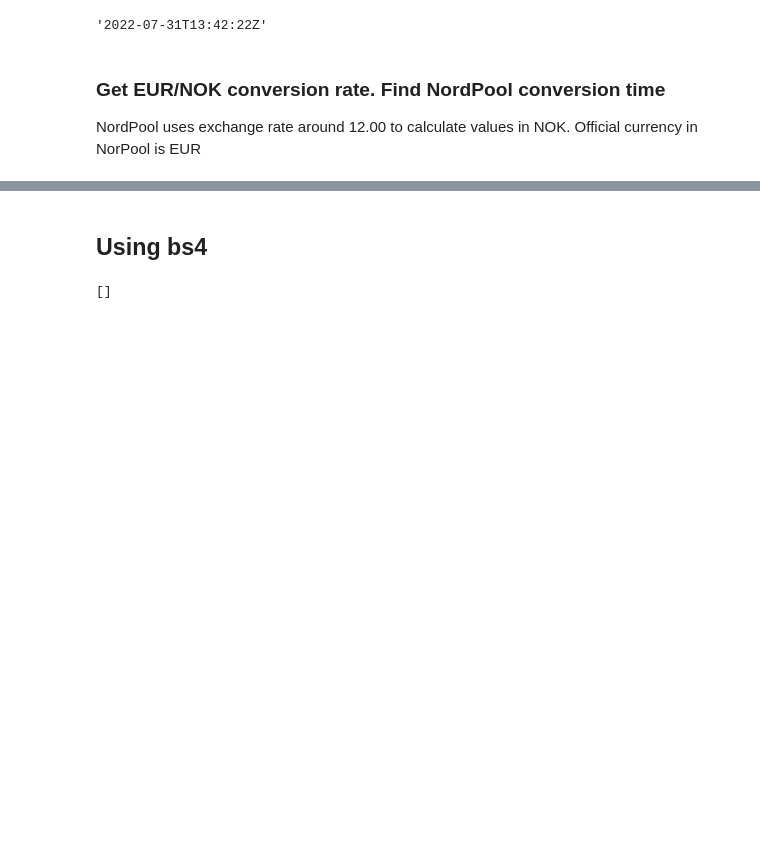
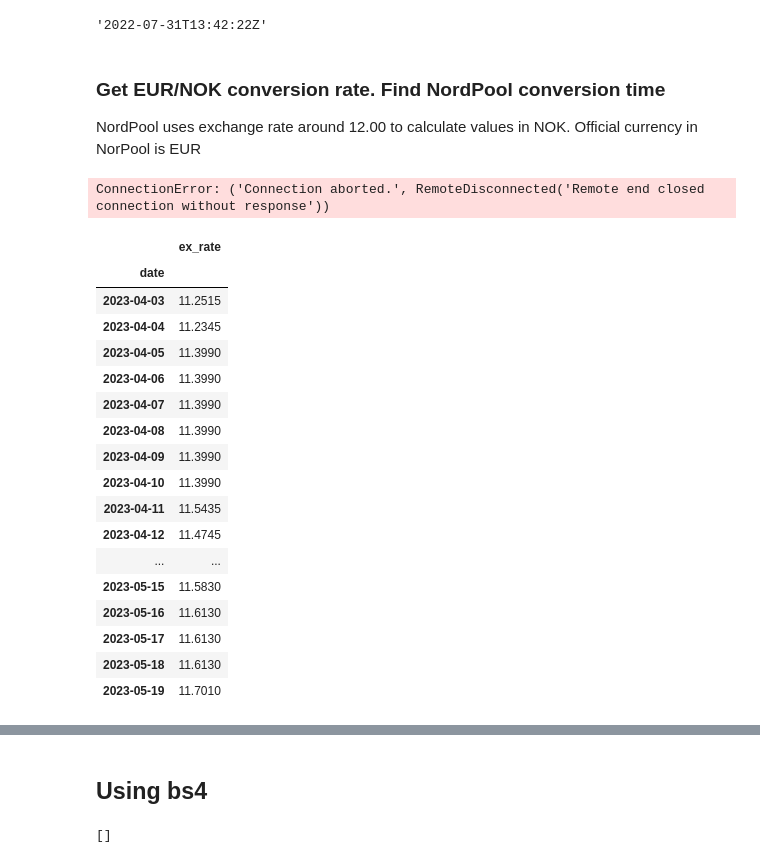
Before and after one commit to bwatremetz/data_api, a Jupyter notebook: test.ipynb, the cells around one changed output, grey strips where cells are left out. Cells and saved outputs as stored; diff of their text form; code cells hidden in the pictures; blank space fills up the shorter version.

Commit message:
variable exchange rate & day_ahead_period_split

```diff
--- a/test.ipynb
+++ b/test.ipynb
@@ -122 +116,43 @@ jj = response.json()
+# %%
+start_date = date(2023, 4,1)
+end_date = date(2023, 5,20)
+URL_NOK = f'https://data.norges-bank.no/api/data/EXR/B.EUR.NOK.SP?startPeriod={start_date.isoformat()}&endPeriod={end_date.isoformat()}&format=sdmx-json&locale=no'
+response = requests.get(URL_NOK)
+jj = response.json()
+# %% [output]
+ConnectionError: ('Connection aborted.', RemoteDisconnected('Remote end closed connection without response'))
+# %%
+# exchange rates
+ex = jj['data']['dataSets'][0]['series']['0:0:0:0']['observations']
+ex = pd.DataFrame(ex).astype(float).T.reset_index()
+
+# dates
+ids = pd.DataFrame(jj['data']['structure']['dimensions']['observation'][0]['values']).reset_index()
+ids['id'] = pd.to_datetime(ids['id'])
+
+# concat
+ex = pd.concat([ids,ex], axis=1).drop(columns=['index', 'start', 'end', 'name'])
+ex.columns=['date', 'ex_rate']
+ex = ex.set_index('date').resample(rule='D').fillna('pad')
+# %%
+ex
+# %% [output]
+|  | ex_rate |
+| date |  |
+| 2023-04-03 | 11.2515 |
+| 2023-04-04 | 11.2345 |
+| 2023-04-05 | 11.3990 |
+| 2023-04-06 | 11.3990 |
+| 2023-04-07 | 11.3990 |
+| 2023-04-08 | 11.3990 |
+| 2023-04-09 | 11.3990 |
+| 2023-04-10 | 11.3990 |
+| 2023-04-11 | 11.5435 |
+| 2023-04-12 | 11.4745 |
+| ... | ... |
+| 2023-05-15 | 11.5830 |
+| 2023-05-16 | 11.6130 |
+| 2023-05-17 | 11.6130 |
+| 2023-05-18 | 11.6130 |
+| 2023-05-19 | 11.7010 |
 # %%
```
Also changed, not shown: parts of 6 cells of this notebook, 3 other files.
